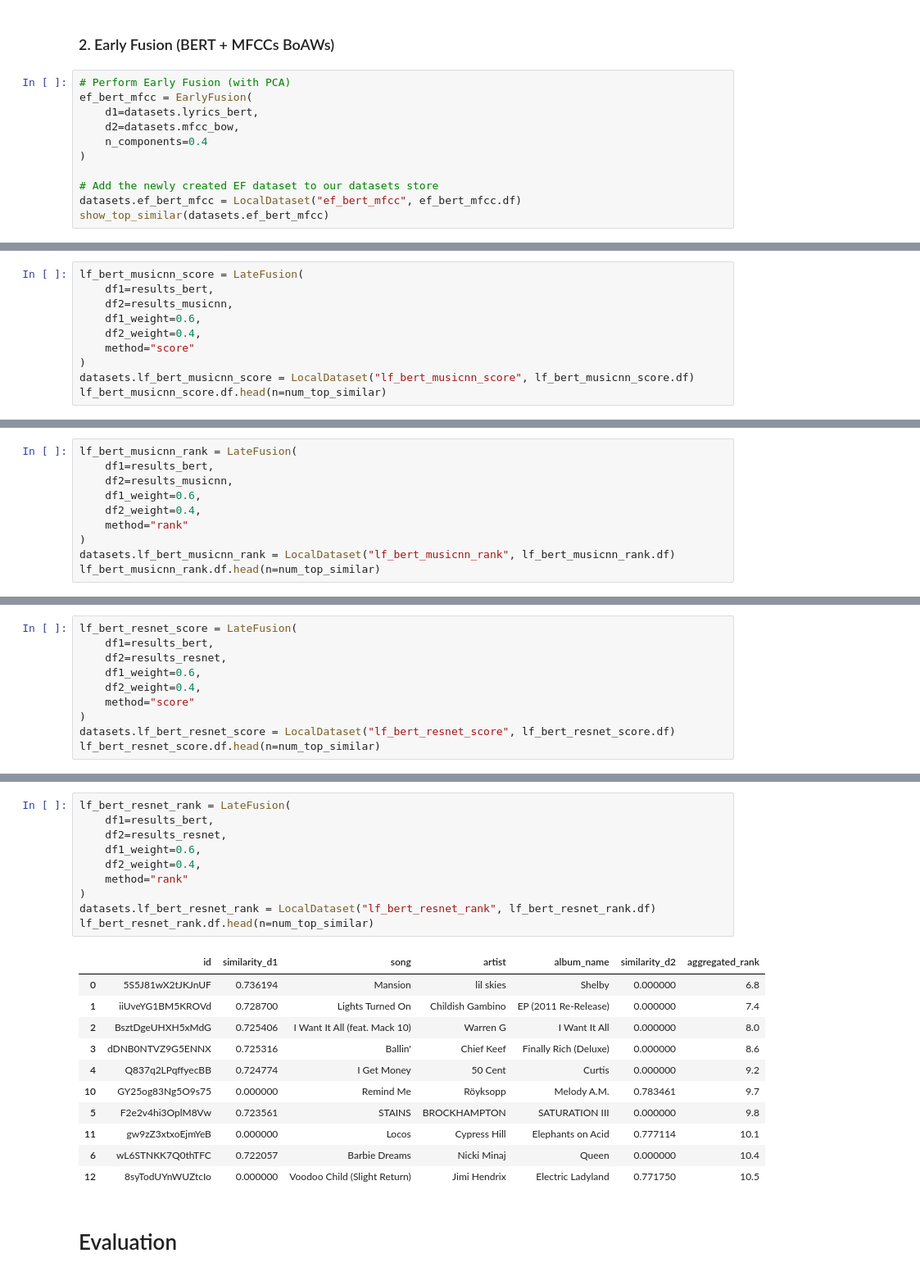
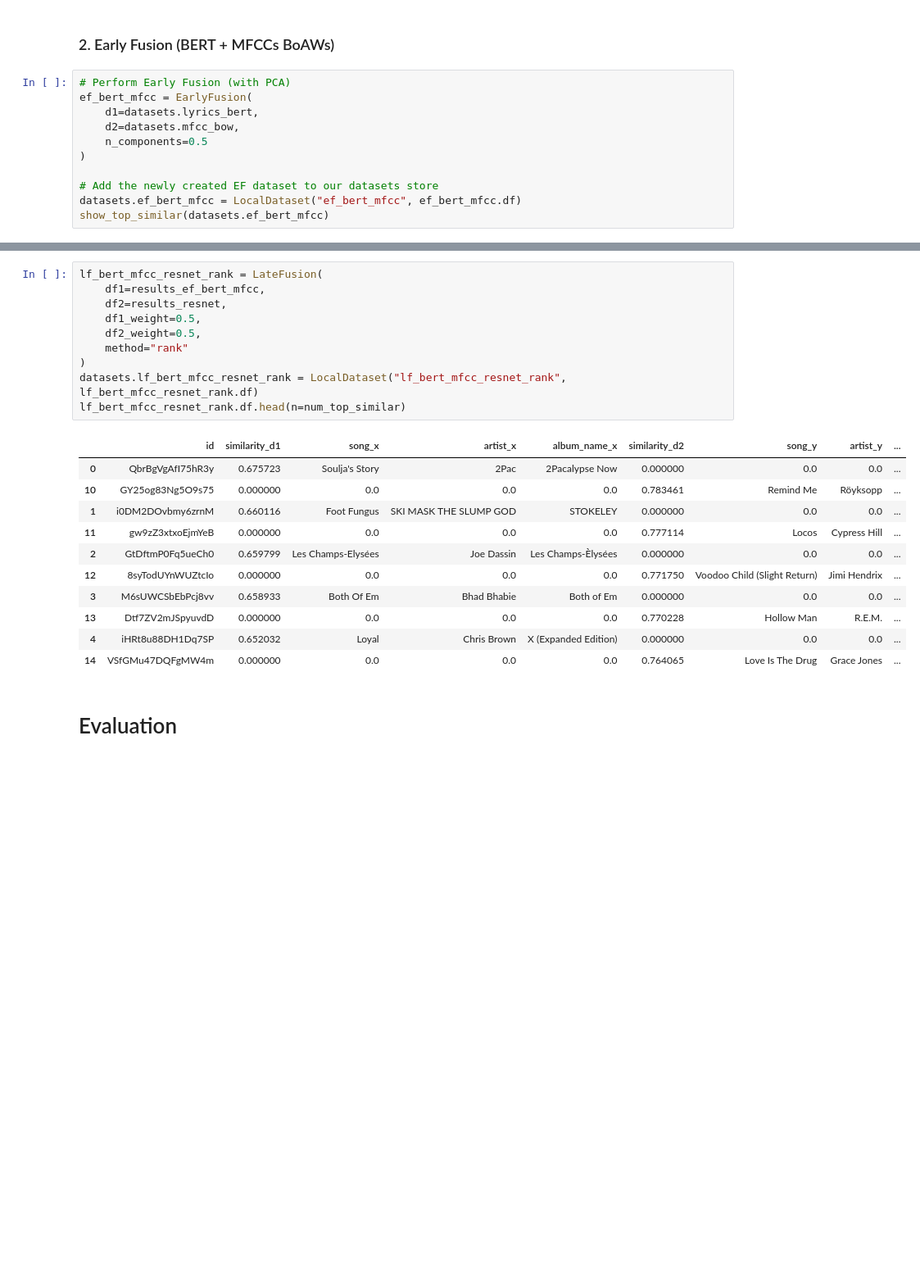
Before and after one commit to haraleib/MMSR_GroupB_WS23, a Jupyter notebook: Task 3_Group B.ipynb, the cells around one changed output, grey strips where cells are left out. Shown: that part at 82% size. Drawn from its saved outputs; the diff is of its cells as text; blank space fills up the shorter version.

```diff
--- a/Task 3_Group B.ipynb
+++ b/Task 3_Group B.ipynb
@@ -125,7 +125,7 @@ show_top_similar(datasets.ef_bert_musicnn)
 ef_bert_mfcc = EarlyFusion(
     d1=datasets.lyrics_bert,
     d2=datasets.mfcc_bow,
-    n_components=0.4
+    n_components=0.5
 )
 
 # Add the newly created EF dataset to our datasets store
@@ -159,10 +157,0 @@ results_resnet= Retrieval.create_df_from_tracks(retN.top_similar_tracks(query_ro
-# %%
-lf_bert_musicnn_score = LateFusion(
-    df1=results_bert,
-    df2=results_musicnn,
-    df1_weight=0.6,
-    df2_weight=0.4,
-    method="score"
-)
-datasets.lf_bert_musicnn_score = LocalDataset("lf_bert_musicnn_score", lf_bert_musicnn_score.df)
-lf_bert_musicnn_score.df.head(n=num_top_similar)
@@ -183,10 +157,0 @@ lf_bert_musicnn_score.df.head(n=num_top_similar)
-# %%
-lf_bert_musicnn_rank = LateFusion(
-    df1=results_bert,
-    df2=results_musicnn,
-    df1_weight=0.6,
-    df2_weight=0.4,
-    method="rank"
-)
-datasets.lf_bert_musicnn_rank = LocalDataset("lf_bert_musicnn_rank", lf_bert_musicnn_rank.df)
-lf_bert_musicnn_rank.df.head(n=num_top_similar)
@@ -207,10 +157,0 @@ lf_bert_musicnn_rank.df.head(n=num_top_similar)
-# %%
-lf_bert_resnet_score = LateFusion(
-    df1=results_bert,
-    df2=results_resnet,
-    df1_weight=0.6,
-    df2_weight=0.4,
-    method="score"
-)
-datasets.lf_bert_resnet_score = LocalDataset("lf_bert_resnet_score", lf_bert_resnet_score.df)
-lf_bert_resnet_score.df.head(n=num_top_similar)
@@ -231,25 +160,25 @@ lf_bert_resnet_score.df.head(n=num_top_similar)
 # %%
-lf_bert_resnet_rank = LateFusion(
-    df1=results_bert,
+lf_bert_mfcc_resnet_rank = LateFusion(
+    df1=results_ef_bert_mfcc,
     df2=results_resnet,
-    df1_weight=0.6,
-    df2_weight=0.4,
+    df1_weight=0.5,
+    df2_weight=0.5,
     method="rank"
 )
-datasets.lf_bert_resnet_rank = LocalDataset("lf_bert_resnet_rank", lf_bert_resnet_rank.df)
-lf_bert_resnet_rank.df.head(n=num_top_similar)
+datasets.lf_bert_mfcc_resnet_rank = LocalDataset("lf_bert_mfcc_resnet_rank", lf_bert_mfcc_resnet_rank.df)
+lf_bert_mfcc_resnet_rank.df.head(n=num_top_similar)
 # %% [output]
-|  | id | similarity_d1 | song | artist | album_name | similarity_d2 | aggregated_rank |
-| 0 | 5S5J81wX2tJKJnUF | 0.736194 | Mansion | lil skies | Shelby | 0.000000 | 6.8 |
-| 1 | iiUveYG1BM5KROVd | 0.728700 | Lights Turned On | Childish Gambino | EP (2011 Re-Release) | 0.000000 | 7.4 |
-| 2 | BsztDgeUHXH5xMdG | 0.725406 | I Want It All (feat. Mack 10) | Warren G | I Want It All | 0.000000 | 8.0 |
-| 3 | dDNB0NTVZ9G5ENNX | 0.725316 | Ballin' | Chief Keef | Finally Rich (Deluxe) | 0.000000 | 8.6 |
-| 4 | Q837q2LPqffyecBB | 0.724774 | I Get Money | 50 Cent | Curtis | 0.000000 | 9.2 |
-| 10 | GY25og83Ng5O9s75 | 0.000000 | Remind Me | Röyksopp | Melody A.M. | 0.783461 | 9.7 |
-| 5 | F2e2v4hi3OplM8Vw | 0.723561 | STAINS | BROCKHAMPTON | SATURATION III | 0.000000 | 9.8 |
-| 11 | gw9zZ3xtxoEjmYeB | 0.000000 | Locos | Cypress Hill | Elephants on Acid | 0.777114 | 10.1 |
-| 6 | wL6STNKK7Q0thTFC | 0.722057 | Barbie Dreams | Nicki Minaj | Queen | 0.000000 | 10.4 |
-| 12 | 8syTodUYnWUZtcIo | 0.000000 | Voodoo Child (Slight Return) | Jimi Hendrix | Electric Ladyland | 0.771750 | 10.5 |
+|  | id | similarity_d1 | song_x | artist_x | album_name_x | similarity_d2 | song_y | artist_y | ... |
+| 0 | QbrBgVgAfI75hR3y | 0.675723 | Soulja's Story | 2Pac | 2Pacalypse Now | 0.000000 | 0.0 | 0.0 | ... |
+| 10 | GY25og83Ng5O9s75 | 0.000000 | 0.0 | 0.0 | 0.0 | 0.783461 | Remind Me | Röyksopp | ... |
+| 1 | i0DM2DOvbmy6zrnM | 0.660116 | Foot Fungus | SKI MASK THE SLUMP GOD | STOKELEY | 0.000000 | 0.0 | 0.0 | ... |
+| 11 | gw9zZ3xtxoEjmYeB | 0.000000 | 0.0 | 0.0 | 0.0 | 0.777114 | Locos | Cypress Hill | ... |
+| 2 | GtDftmP0Fq5ueCh0 | 0.659799 | Les Champs-Elysées | Joe Dassin | Les Champs-Èlysées | 0.000000 | 0.0 | 0.0 | ... |
+| 12 | 8syTodUYnWUZtcIo | 0.000000 | 0.0 | 0.0 | 0.0 | 0.771750 | Voodoo Child (Slight Return) | Jimi Hendrix | ... |
+| 3 | M6sUWCSbEbPcj8vv | 0.658933 | Both Of Em | Bhad Bhabie | Both of Em | 0.000000 | 0.0 | 0.0 | ... |
+| 13 | Dtf7ZV2mJSpyuvdD | 0.000000 | 0.0 | 0.0 | 0.0 | 0.770228 | Hollow Man | R.E.M. | ... |
+| 4 | iHRt8u88DH1Dq7SP | 0.652032 | Loyal | Chris Brown | X (Expanded Edition) | 0.000000 | 0.0 | 0.0 | ... |
+| 14 | VSfGMu47DQFgMW4m | 0.000000 | 0.0 | 0.0 | 0.0 | 0.764065 | Love Is The Drug | Grace Jones | ... |
 # %% [markdown]
 # Evaluation
 # %%
```
Also changed, not shown: parts of 21 cells of this notebook, 6 other files.
